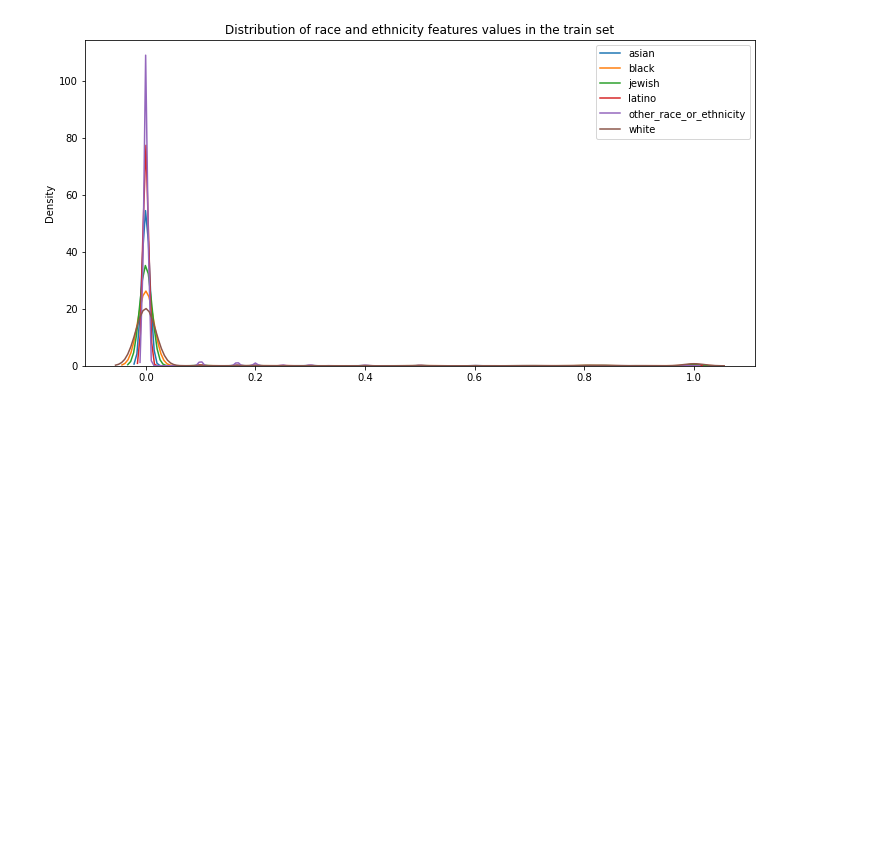
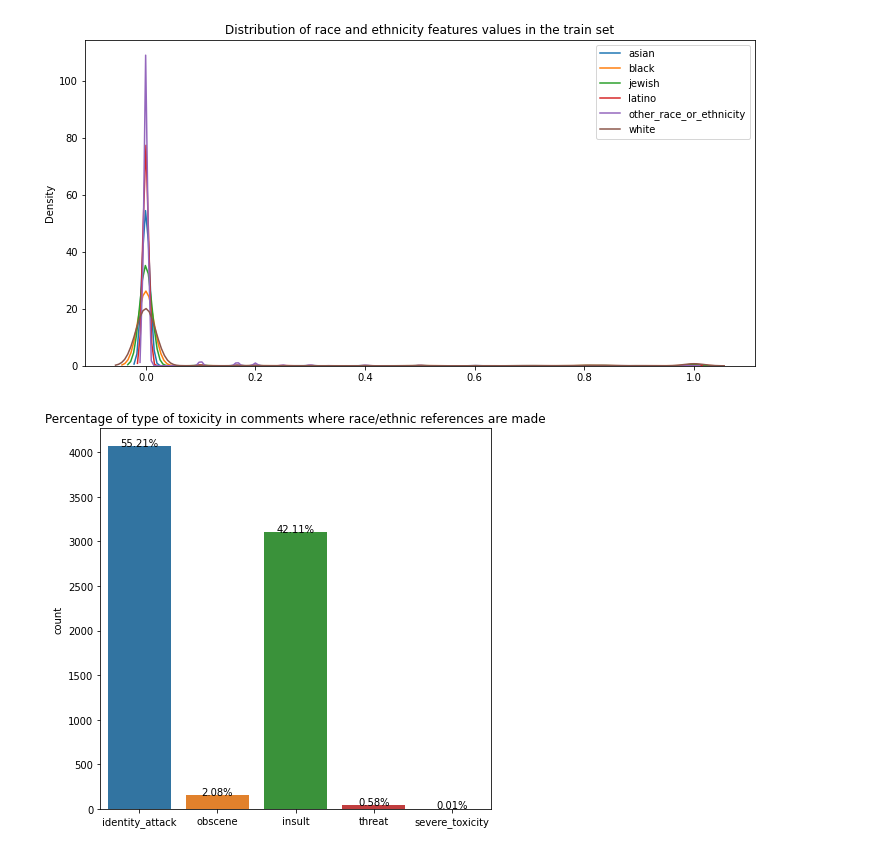
Before and after one commit to rhodapang/Toxic-Comment-Classification-, a Jupyter notebook: Data Wrangling and EDA.ipynb, the cells around one changed output. Drawn from its saved outputs; the diff is of its cells as text; code cells hidden in the pictures; blank space fills up the shorter version.

```diff
--- a/Data Wrangling and EDA.ipynb
+++ b/Data Wrangling and EDA.ipynb
@@ -71,5 +72,5 @@ There are total 1804874 rows and 44columns in the dataset
 # %%
-train_df = pd.read_csv('Data/train.csv', index_col='id',engine='python')
+train_df = pd.read_csv(r'D:\Springboard\Github\Data-NLP-Toxic Classification\train.csv', index_col='id',engine='python')
 train_df.head()
 # %% [output]
 |  | target | comment_text | severe_toxicity | obscene | identity_attack | insult | threat | asian | atheist | ... |
@@ -340,0 +342,38 @@ plot_features_distribution(features, "Distribution of race and ethnicity feature
+# %%
+# Getting the count of additonal toxicity features in toxic comments data(temp):
+def get_comment_nature(row):
+    # Extract type of toxic comment
+    row = [row['severe_toxicity'], row['obscene'], row['identity_attack'], row['insult'], row['threat']]
+
+    maxarg = np.argmax(np.array(row)) # Get the max value index.
+
+    if maxarg == 0: return 'severe_toxicity'
+    elif maxarg == 1: return 'obscene'
+    elif maxarg == 2: return 'identity_attack'
+    elif maxarg == 3: return 'insult'
+    else: return 'threat'
+# %%
+# Get data where race/ethnic references are made.
+cond = (train_df['asian'] > 0.5) | (train_df['black'] > 0.5) | (train_df['jewish'] > 0.5) | (train_df['latino'] > 0.5) | (train_df['white'] > 0.5)
+temp = train_df[cond] # Get data where race/ethnic references are made.
+temp = temp[temp['target'] > 0.5] # Extract only toxic comments.
+
+x = temp.apply(get_comment_nature, axis=1) # Get nature of each toxic comment
+
+fig, ax = plt.subplots(1,1,figsize=(7,7))
+total = float(len(x))
+
+# Plot the count plot.
+cntplot = sns.countplot(x)
+cntplot.set_title('Percentage of type of toxicity in comments where race/ethnic references are made')
+
+# Get the height and calculate percentage then display it the plot itself.
+for p in ax.patches:
+    # Get height.
+    height = p.get_height()
+    # Plot at appropriate position.
+    ax.text(p.get_x() + p.get_width()/2.0, height + 3, '{:1.2f}%'.format(100*height/total), ha='center')
+
+plt.show()
+# %% [output]
+[figure, added]
```
Also changed, not shown: parts of 28 cells of this notebook.
